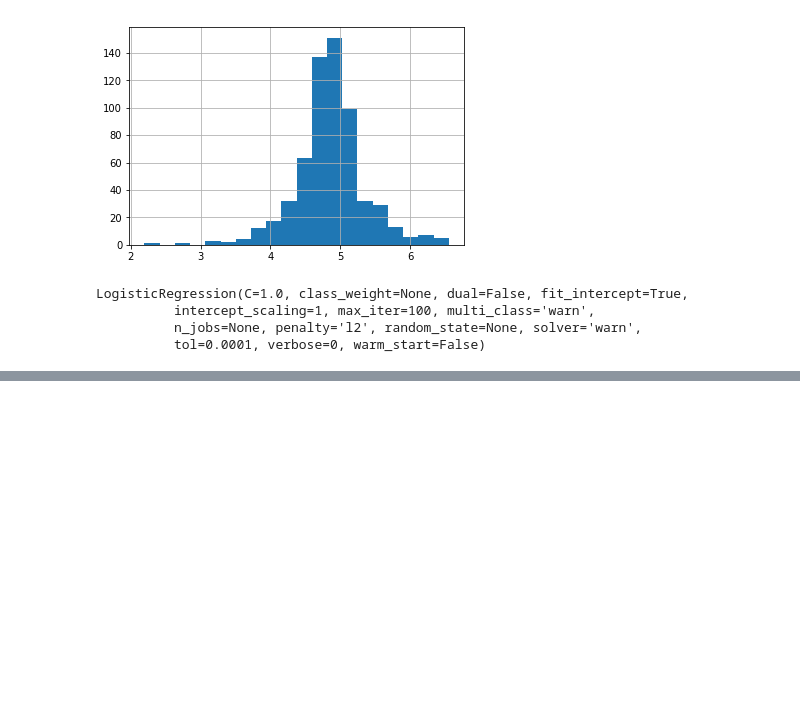
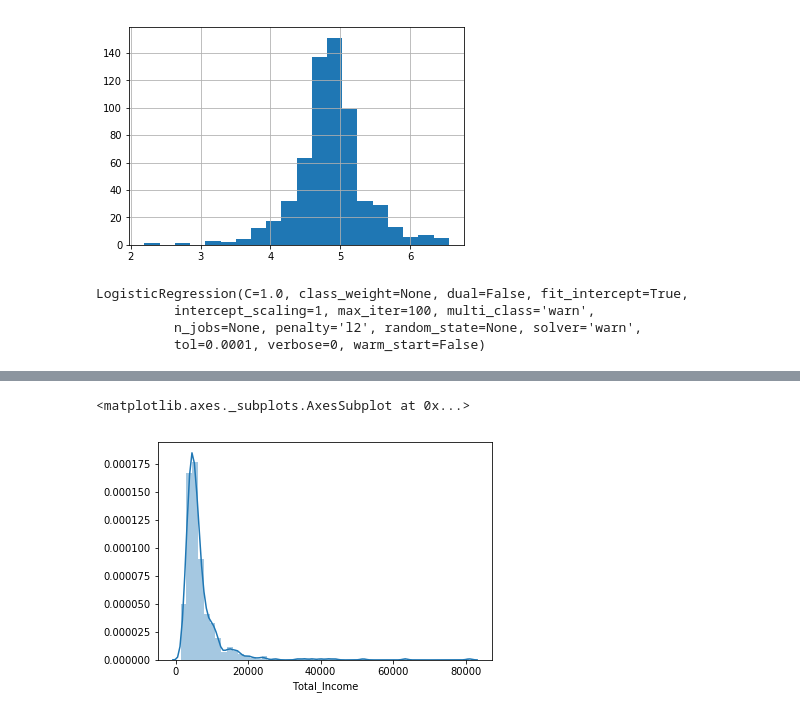
Before and after one commit to ThePhiri/loan_predictor, a Jupyter notebook: loan_predictor.ipynb, the cells around one changed output, grey strips where cells are left out. Saved outputs shown, nothing was run; the diff lists cells and outputs as text; code cells hidden in the pictures; blank space fills up the shorter version.

```diff
--- a/loan_predictor.ipynb
+++ b/loan_predictor.ipynb
@@ -354,0 +409,8 @@ pd.DataFrame(submission, columns=['Loan_ID','Loan_Status']).to_csv('logistic.csv
+# %%
+train['Total_Income']=train['ApplicantIncome']+train['CoapplicantIncome']
+test['Total_Income']=test['ApplicantIncome']+test['CoapplicantIncome']
+# %%
+sns.distplot(train['Total_Income'])
+# %% [output]
+<matplotlib.axes._subplots.AxesSubplot at 0x...>
+[figure, added]
```
Also changed, not shown: parts of 15 cells of this notebook, 1 other file.
